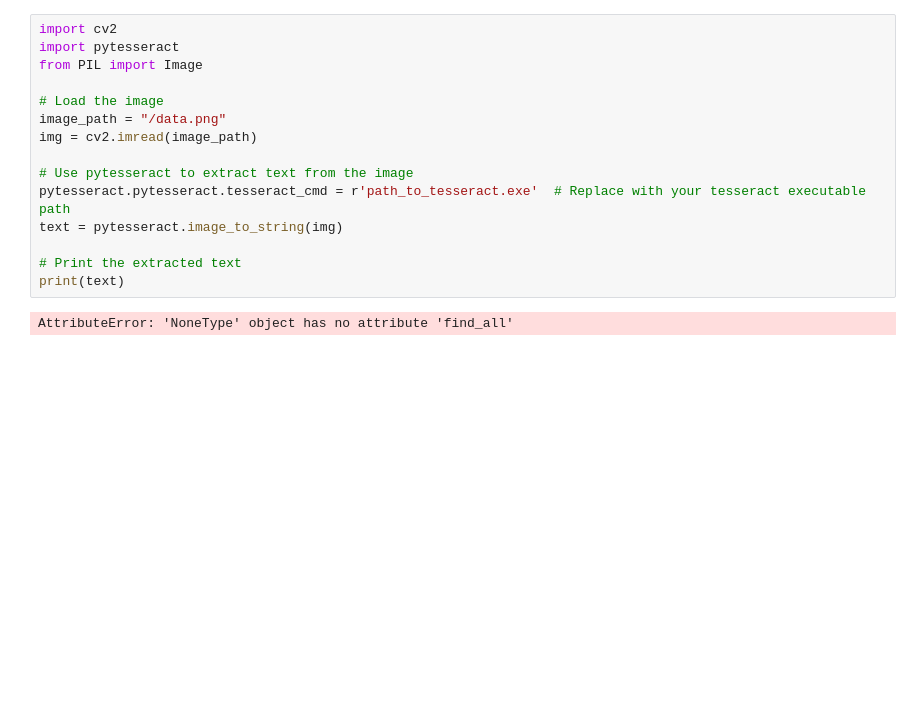
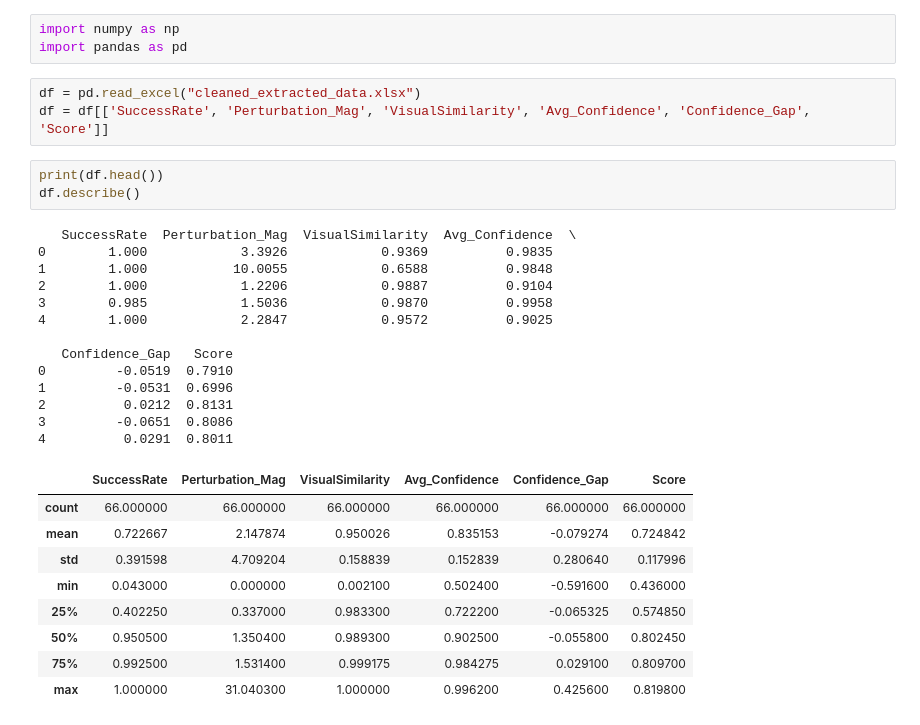
Before and after one commit to ElyasYassin/DecoyChallenge, a Jupyter notebook: Regression.ipynb, the cells around one changed output. Saved outputs shown, nothing was run; the diff lists cells and outputs as text; blank space fills up the shorter version.

Commit message:
Added some Tries / Updated CarliniWagner Code / Added Extracted Data / Added Linear Regression

```diff
--- a/Regression.ipynb
+++ b/Regression.ipynb
@@ -1,17 +1,32 @@
-# %%
-import cv2
-import pytesseract
-from PIL import Image
-
-# Load the image
-image_path = "/data.png"
-img = cv2.imread(image_path)
-
-# Use pytesseract to extract text from the image
-pytesseract.pytesseract.tesseract_cmd = r'path_to_tesseract.exe'  # Replace with your tesseract executable path
-text = pytesseract.image_to_string(img)
-
-# Print the extracted text
-print(text)
-# %% [output]
-AttributeError: 'NoneType' object has no attribute 'find_all'
+# %%
+import numpy as np
+import pandas as pd
+# %%
+df = pd.read_excel("cleaned_extracted_data.xlsx")
+df = df[['SuccessRate', 'Perturbation_Mag', 'VisualSimilarity', 'Avg_Confidence', 'Confidence_Gap', 'Score']]
+# %%
+print(df.head())
+df.describe()
+# %% [output]
+   SuccessRate  Perturbation_Mag  VisualSimilarity  Avg_Confidence  \
+0        1.000            3.3926            0.9369          0.9835
+1        1.000           10.0055            0.6588          0.9848
+2        1.000            1.2206            0.9887          0.9104
+3        0.985            1.5036            0.9870          0.9958
+4        1.000            2.2847            0.9572          0.9025
+
+   Confidence_Gap   Score
+0         -0.0519  0.7910
+1         -0.0531  0.6996
+2          0.0212  0.8131
+3         -0.0651  0.8086
+4          0.0291  0.8011
+|  | SuccessRate | Perturbation_Mag | VisualSimilarity | Avg_Confidence | Confidence_Gap | Score |
+| count | 66.000000 | 66.000000 | 66.000000 | 66.000000 | 66.000000 | 66.000000 |
+| mean | 0.722667 | 2.147874 | 0.950026 | 0.835153 | -0.079274 | 0.724842 |
+| std | 0.391598 | 4.709204 | 0.158839 | 0.152839 | 0.280640 | 0.117996 |
+| min | 0.043000 | 0.000000 | 0.002100 | 0.502400 | -0.591600 | 0.436000 |
+| 25% | 0.402250 | 0.337000 | 0.983300 | 0.722200 | -0.065325 | 0.574850 |
+| 50% | 0.950500 | 1.350400 | 0.989300 | 0.902500 | -0.055800 | 0.802450 |
+| 75% | 0.992500 | 1.531400 | 0.999175 | 0.984275 | 0.029100 | 0.809700 |
+| max | 1.000000 | 31.040300 | 1.000000 | 0.996200 | 0.425600 | 0.819800 |
```
Also changed, not shown: parts of 27 cells of this notebook, 17 other files.
